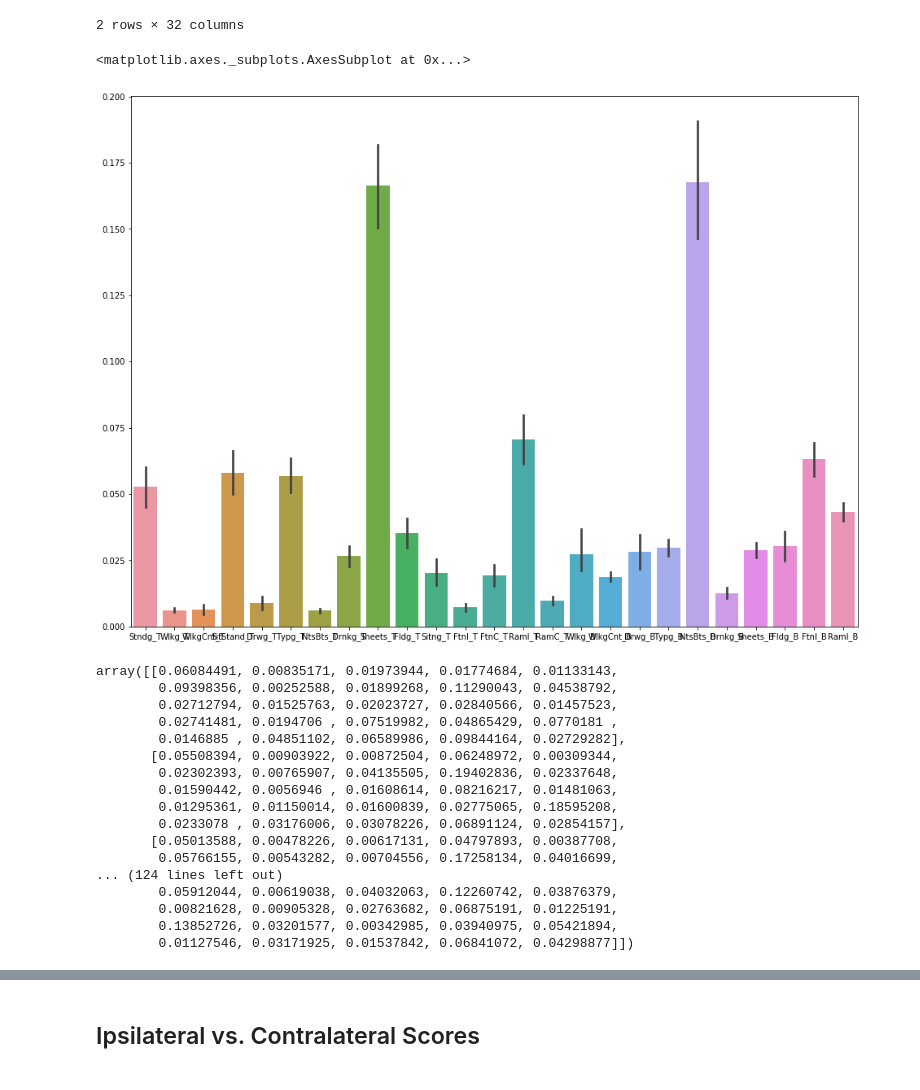
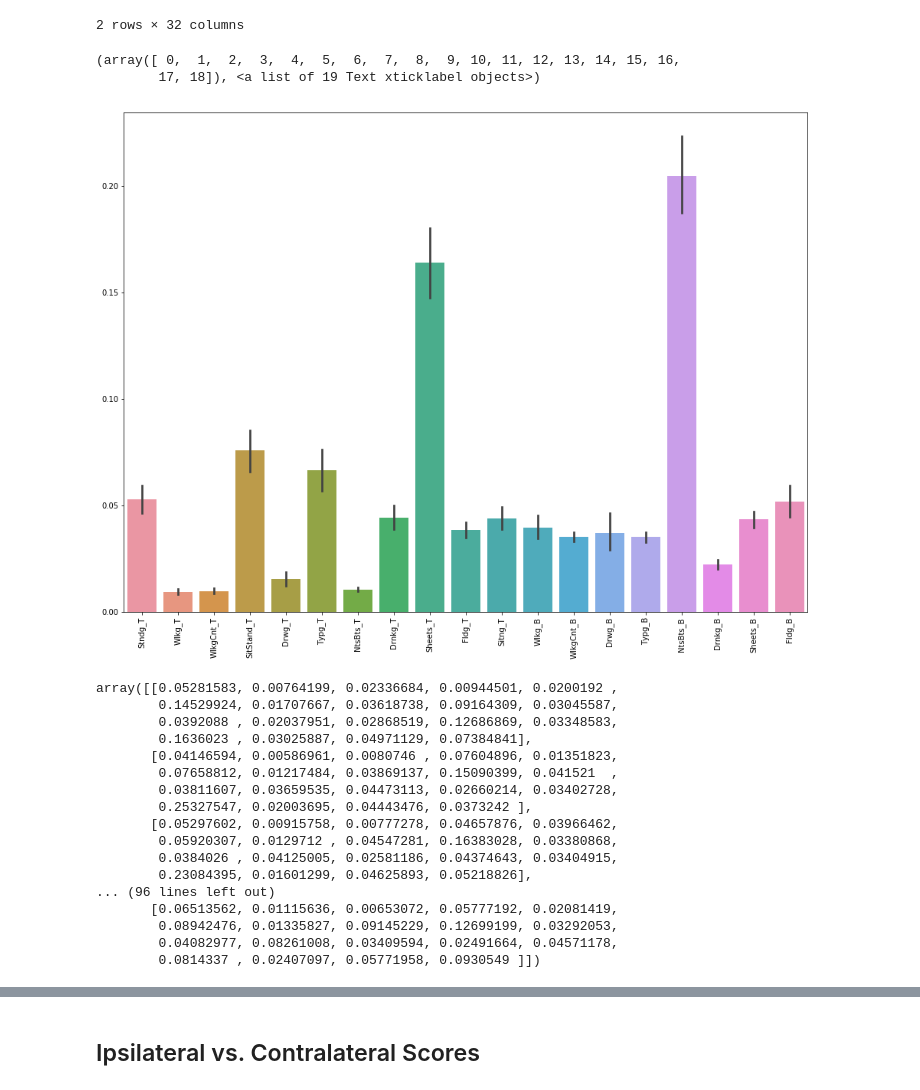
Before and after one commit to nshawen/CIS-PD_Curation, a Jupyter notebook: Clinician Score Correlation.ipynb, the cells around one changed output, grey strips where cells are left out. Cells and saved outputs as stored; diff of their text form; code cells hidden in the pictures.

```diff
--- a/Clinician Score Correlation.ipynb
+++ b/Clinician Score Correlation.ipynb
@@ -310,11 +310,13 @@ for subj in CombScores.index.levels[0]:
         Test = CombScores.loc[subj]
 
         TrainFeat = Train.drop(columns=['UPDRS Part III', 'UPDRS Rigidity', 'UPDRS Upper', 'UPDRS Lower',
-                                        'UPDRS Posture/Gait', 'UPDRS Bradykinesia', 'UPDRS Tremor']).values
+                                        'UPDRS Posture/Gait', 'UPDRS Bradykinesia', 'UPDRS Tremor',
+                                        'FtnI_T', 'FtnC_T', 'RamI_T', 'RamC_T', 'FtnI_B', 'RamI_B']).values
         TrainScores = Train[Target].values
 
         TestFeat = Test.drop(columns=['UPDRS Part III', 'UPDRS Rigidity', 'UPDRS Upper', 'UPDRS Lower',
-                                      'UPDRS Posture/Gait', 'UPDRS Bradykinesia', 'UPDRS Tremor']).values
+                                      'UPDRS Posture/Gait', 'UPDRS Bradykinesia', 'UPDRS Tremor',
+                                      'FtnI_T', 'FtnC_T', 'RamI_T', 'RamC_T', 'FtnI_B', 'RamI_B']).values
         TestScores = Test[Target]
 
         cf.fit(TrainFeat,TrainScores)
@@ -335,30 +337,33 @@ Test
 2 rows × 32 columns
 # %%
 plt.figure(figsize=(16,12))
-sns.barplot(data = pd.DataFrame(FeatImp,columns = AllScores.columns))
+sns.barplot(data = pd.DataFrame(FeatImp,columns = AllScores.drop(columns=['FtnI_T', 'FtnC_T', 'RamI_T', 'RamC_T',
+                                                                          'FtnI_B', 'RamI_B']).columns))
+plt.xticks(rotation=90)
 # %% [output]
-<matplotlib.axes._subplots.AxesSubplot at 0x...>
+(array([ 0,  1,  2,  3,  4,  5,  6,  7,  8,  9, 10, 11, 12, 13, 14, 15, 16,
+        17, 18]), <a list of 19 Text xticklabel objects>)
-[figure, old version]
+[figure, new version]
 # %%
 FeatImp
 # %% [output]
-array([[0.06084491, 0.00835171, 0.01973944, 0.01774684, 0.01133143,
-        0.09398356, 0.00252588, 0.01899268, 0.11290043, 0.04538792,
-        0.02712794, 0.01525763, 0.02023727, 0.02840566, 0.01457523,
-        0.02741481, 0.0194706 , 0.07519982, 0.04865429, 0.0770181 ,
-        0.0146885 , 0.04851102, 0.06589986, 0.09844164, 0.02729282],
-       [0.05508394, 0.00903922, 0.00872504, 0.06248972, 0.00309344,
-        0.02302393, 0.00765907, 0.04135505, 0.19402836, 0.02337648,
-        0.01590442, 0.0056946 , 0.01608614, 0.08216217, 0.01481063,
-        0.01295361, 0.01150014, 0.01600839, 0.02775065, 0.18595208,
-        0.0233078 , 0.03176006, 0.03078226, 0.06891124, 0.02854157],
-       [0.05013588, 0.00478226, 0.00617131, 0.04797893, 0.00387708,
-        0.05766155, 0.00543282, 0.00704556, 0.17258134, 0.04016699,
-... (124 lines left out)
-        0.05912044, 0.00619038, 0.04032063, 0.12260742, 0.03876379,
-        0.00821628, 0.00905328, 0.02763682, 0.06875191, 0.01225191,
-        0.13852726, 0.03201577, 0.00342985, 0.03940975, 0.05421894,
-        0.01127546, 0.03171925, 0.01537842, 0.06841072, 0.04298877]])
+array([[0.05281583, 0.00764199, 0.02336684, 0.00944501, 0.0200192 ,
+        0.14529924, 0.01707667, 0.03618738, 0.09164309, 0.03045587,
+        0.0392088 , 0.02037951, 0.02868519, 0.12686869, 0.03348583,
+        0.1636023 , 0.03025887, 0.04971129, 0.07384841],
+       [0.04146594, 0.00586961, 0.0080746 , 0.07604896, 0.01351823,
+        0.07658812, 0.01217484, 0.03869137, 0.15090399, 0.041521  ,
+        0.03811607, 0.03659535, 0.04473113, 0.02660214, 0.03402728,
+        0.25327547, 0.02003695, 0.04443476, 0.0373242 ],
+       [0.05297602, 0.00915758, 0.00777278, 0.04657876, 0.03966462,
+        0.05920307, 0.0129712 , 0.04547281, 0.16383028, 0.03380868,
+        0.0384026 , 0.04125005, 0.02581186, 0.04374643, 0.03404915,
+        0.23084395, 0.01601299, 0.04625893, 0.05218826],
+... (96 lines left out)
+       [0.06513562, 0.01115636, 0.00653072, 0.05777192, 0.02081419,
+        0.08942476, 0.01335827, 0.09145229, 0.12699199, 0.03292053,
+        0.04082977, 0.08261008, 0.03409594, 0.02491664, 0.04571178,
+        0.0814337 , 0.02407097, 0.05771958, 0.0930549 ]])
 # %%
 Outcomes
 # %% [output]
```
Also changed, not shown: parts of 25 cells of this notebook, 3 other files.
